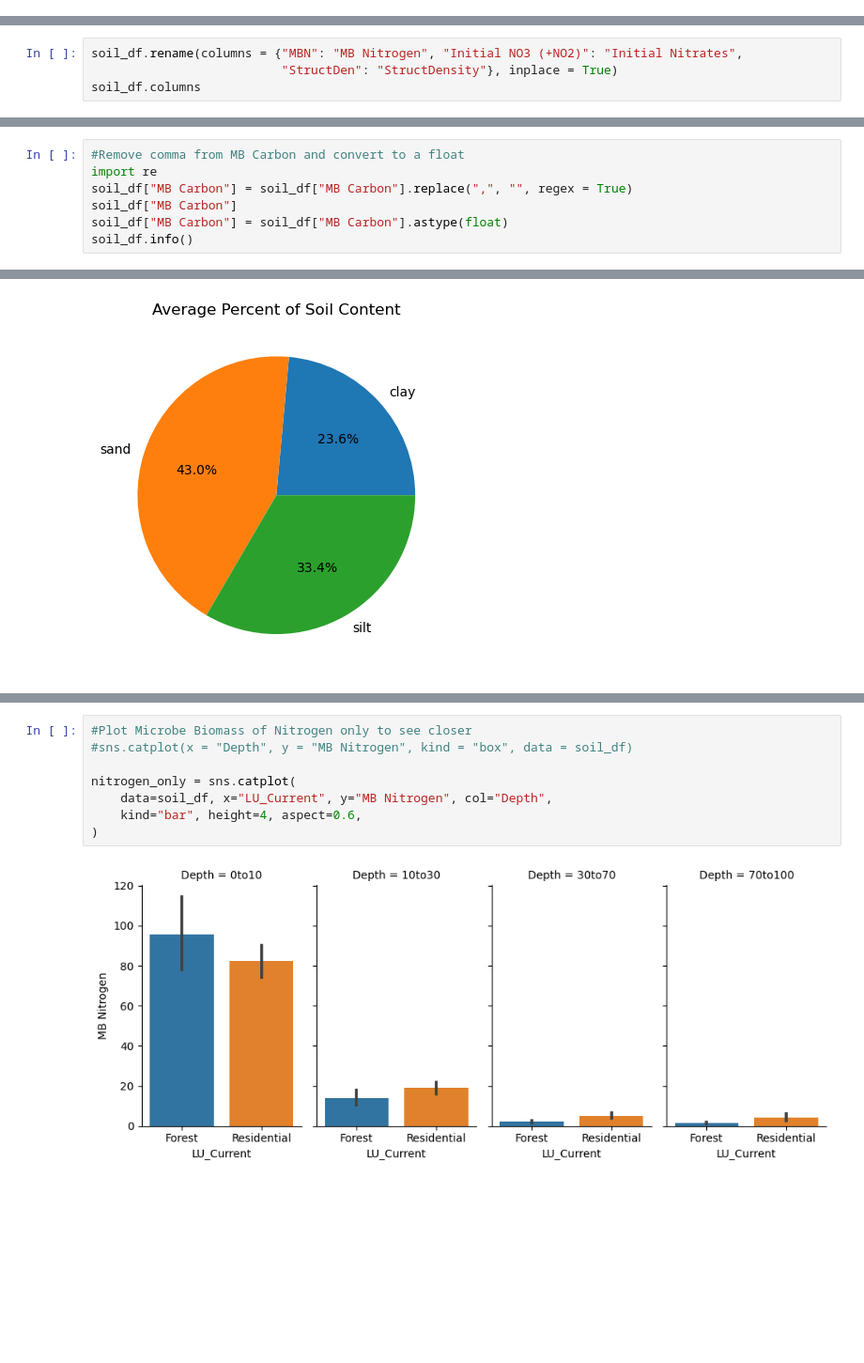
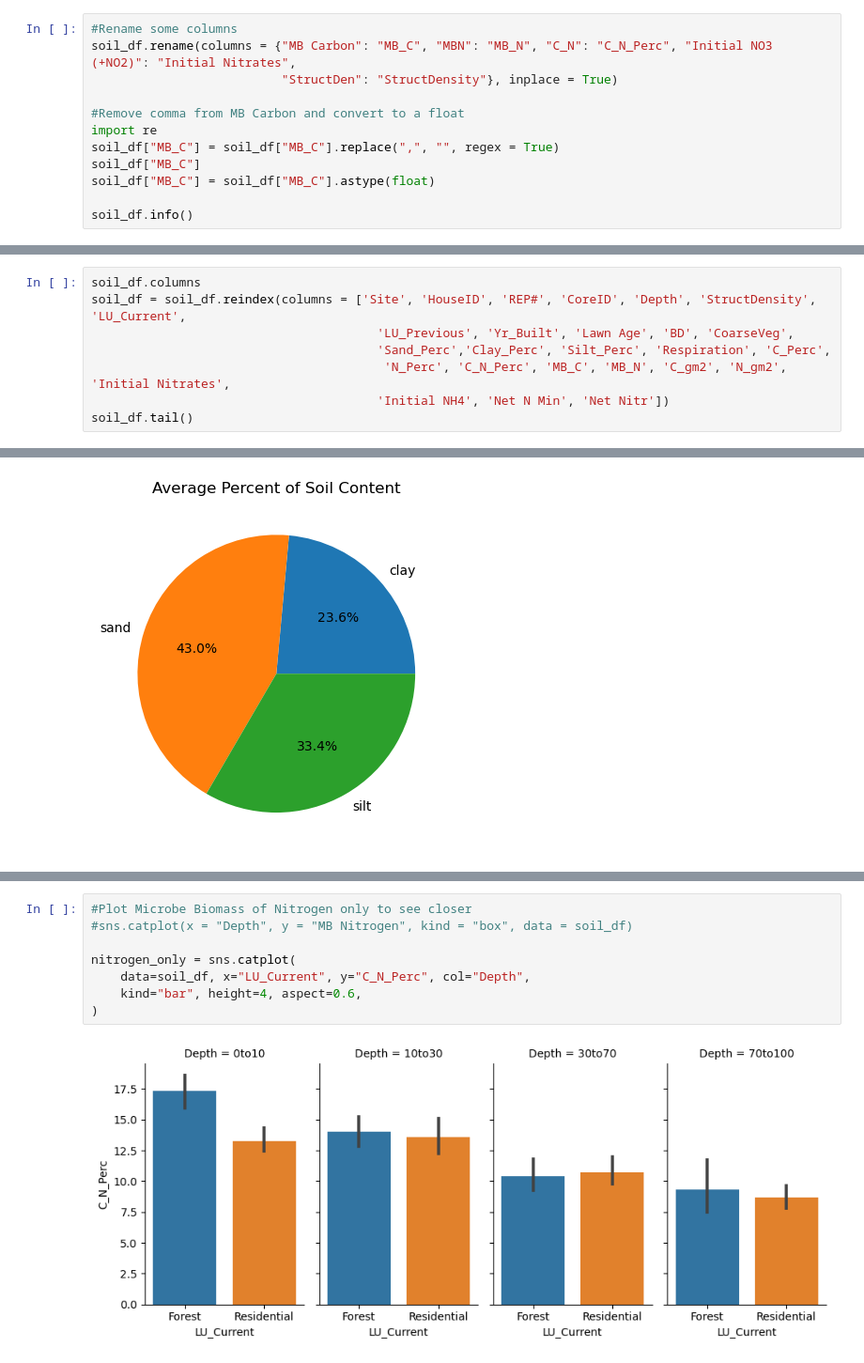
Before and after one commit to odelmas-sci/soil_characteristics, a Jupyter notebook: Forest Soil Characteristics.ipynb, the cells around one changed output, grey strips where cells are left out. Shown at 94% size. Drawn from its saved outputs; the diff is of its cells as text; blank space fills up the shorter version.

```diff
--- a/Forest Soil Characteristics.ipynb
+++ b/Forest Soil Characteristics.ipynb
@@ -91,0 +73,12 @@ memory usage: 69.3+ KB
+# %%
+#Rename some columns
+soil_df.rename(columns = {"MB Carbon": "MB_C", "MBN": "MB_N", "C_N": "C_N_Perc", "Initial NO3 (+NO2)": "Initial Nitrates",
+                          "StructDen": "StructDensity"}, inplace = True)
+
+#Remove comma from MB Carbon and convert to a float
+import re
+soil_df["MB_C"] = soil_df["MB_C"].replace(",", "", regex = True)
+soil_df["MB_C"]
+soil_df["MB_C"] = soil_df["MB_C"].astype(float)
+
+soil_df.info()
@@ -91,0 +103,8 @@ memory usage: 69.3+ KB
+# %%
+soil_df.columns
+soil_df = soil_df.reindex(columns = ['Site', 'HouseID', 'REP#', 'CoreID', 'Depth', 'StructDensity', 'LU_Current',
+                                       'LU_Previous', 'Yr_Built', 'Lawn Age', 'BD', 'CoarseVeg',
+                                       'Sand_Perc','Clay_Perc', 'Silt_Perc', 'Respiration', 'C_Perc',
+                                        'N_Perc', 'C_N_Perc', 'MB_C', 'MB_N', 'C_gm2', 'N_gm2', 'Initial Nitrates',
+                                       'Initial NH4', 'Net N Min', 'Net Nitr'])
+soil_df.tail()
@@ -150,4 +216,0 @@ soil_df.describe()
-# %%
-soil_df.rename(columns = {"MBN": "MB Nitrogen", "Initial NO3 (+NO2)": "Initial Nitrates",
-                          "StructDen": "StructDensity"}, inplace = True)
-soil_df.columns
@@ -162,7 +216,0 @@ Index(['Site', 'HouseID', 'REP#', 'CoreID', 'Depth', 'LU_Current',
-# %%
-#Remove comma from MB Carbon and convert to a float
-import re
-soil_df["MB Carbon"] = soil_df["MB Carbon"].replace(",", "", regex = True)
-soil_df["MB Carbon"]
-soil_df["MB Carbon"] = soil_df["MB Carbon"].astype(float)
-soil_df.info()
@@ -279,13 +275,13 @@ plt.show()
 # %%
 #Plot Microbe Biomass of Nitrogen only to see closer
 #sns.catplot(x = "Depth", y = "MB Nitrogen", kind = "box", data = soil_df)
 
 nitrogen_only = sns.catplot(
-    data=soil_df, x="LU_Current", y="MB Nitrogen", col="Depth",
+    data=soil_df, x="LU_Current", y="C_N_Perc", col="Depth",
     kind="bar", height=4, aspect=0.6,
 )
 # %% [output]
-[figure, old version]
+[figure, new version]
 # %%
 #Carbon Only
 carbon_only = sns.catplot(
```
Also changed, not shown: parts of 22 cells of this notebook.
